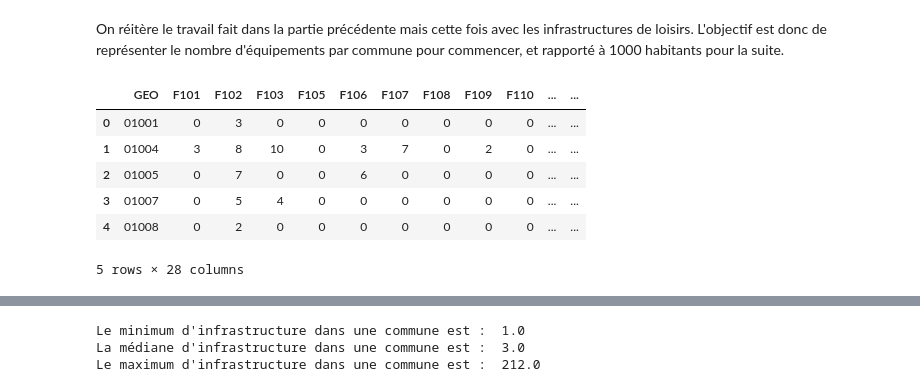
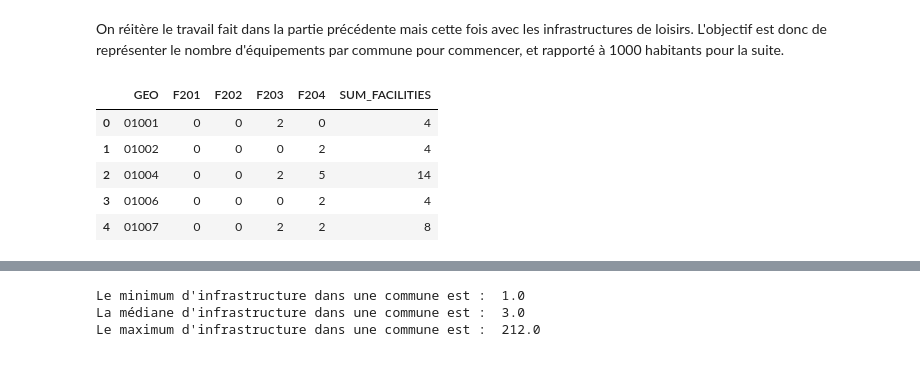
Before and after one commit to heloise1414/Projet-Python-S3, a Jupyter notebook: code/main-clemence v2.ipynb, the cells around one changed output, grey strips where cells are left out. Saved outputs shown, nothing was run; the diff lists cells and outputs as text; code cells hidden in the pictures.

```diff
--- a/code/main-clemence v2.ipynb
+++ b/code/main-clemence v2.ipynb
@@ -1311,15 +1311,14 @@ On réitère le travail fait dans la partie précédente mais cette fois avec le
 # %%
 df_com_loisirs["SUM_FACILITIES"] = df_com_loisirs.iloc[:, 1:].sum(axis=1)
 
-df_com_sport.head()
+df_com_loisirs.head()
 # %% [output]
-|  | GEO | F101 | F102 | F103 | F105 | F106 | F107 | F108 | F109 | F110 | ... | ... |
-| 0 | 01001 | 0 | 3 | 0 | 0 | 0 | 0 | 0 | 0 | 0 | ... | ... |
-| 1 | 01004 | 3 | 8 | 10 | 0 | 3 | 7 | 0 | 2 | 0 | ... | ... |
-| 2 | 01005 | 0 | 7 | 0 | 0 | 6 | 0 | 0 | 0 | 0 | ... | ... |
-| 3 | 01007 | 0 | 5 | 4 | 0 | 0 | 0 | 0 | 0 | 0 | ... | ... |
-| 4 | 01008 | 0 | 2 | 0 | 0 | 0 | 0 | 0 | 0 | 0 | ... | ... |
+|  | GEO | F201 | F202 | F203 | F204 | SUM_FACILITIES |
+| 0 | 01001 | 0 | 0 | 2 | 0 | 4 |
+| 1 | 01002 | 0 | 0 | 0 | 2 | 4 |
+| 2 | 01004 | 0 | 0 | 2 | 5 | 14 |
+| 3 | 01006 | 0 | 0 | 0 | 2 | 4 |
+| 4 | 01007 | 0 | 0 | 2 | 2 | 8 |
-5 rows × 28 columns
 # %%
 gdf_map_loisirs = gdf_com.merge(
     df_com_loisirs[["GEO", "SUM_FACILITIES"]],
```
Also changed, not shown: parts of 10 cells of this notebook.
